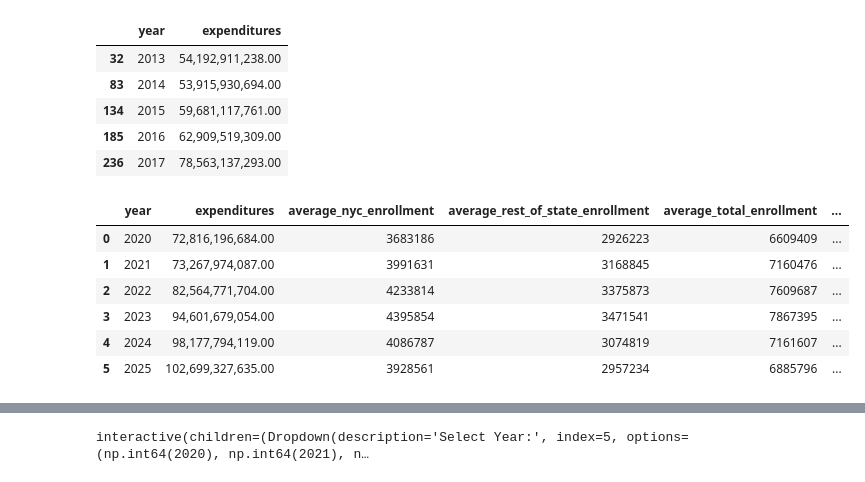
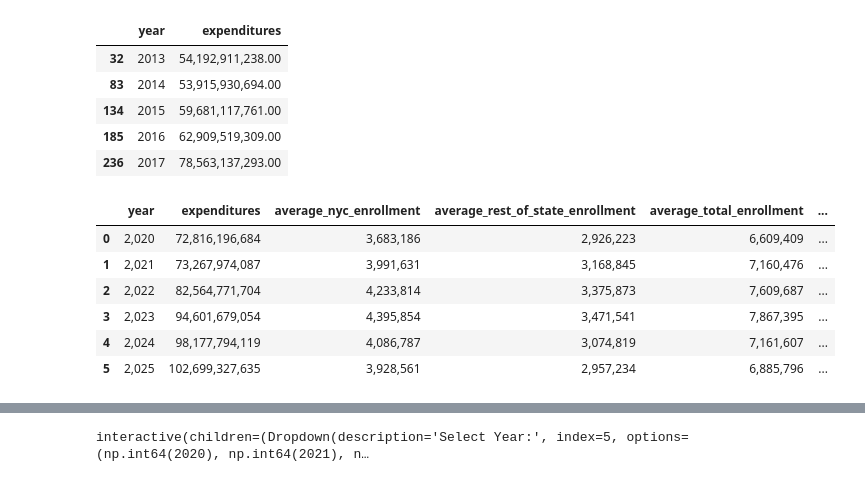
Before and after one commit to amyb79ab2-hash/Medicaid-Expenditure-Projection-Project, a Jupyter notebook: medicaid-expenditure-projection-project.ipynb, the cells around one changed output, grey strips where cells are left out. Drawn from its saved outputs; the diff is of its cells as text; code cells hidden in the pictures.

Commit message:
Kaggle Notebook | Medicaid Expenditure Projection Project | Version 3 - 05/26/26

```diff
--- a/medicaid-expenditure-projection-project.ipynb
+++ b/medicaid-expenditure-projection-project.ipynb
@@ -1023,7 +1023,19 @@ from pathlib import Path
 # Load enrollment dataset
 # ============================================================
 
+# Numeric columns with commas for display
 enrollment_df = pd.read_csv(enrollment_file)
+numeric_cols = [
+    "nyc_enrollment",
+    "rest_of_state_enrollment",
+    "total_enrollment"
+]
+
+for col in numeric_cols:
+    enrollment_df[col] = (
+        enrollment_df[col]
+        .apply(lambda x: f"{x:,.0f}")
+    )
 
 display(enrollment_df.head())
 display(enrollment_df.tail())
@@ -1299,26 +1388,49 @@ display(ny_expenditure_clean.head())
 # %%
 # ============================================================
 # Merge enrollment with expenditures
 # ============================================================
 
 ny_enrollment_expenditure = pd.merge(
     ny_expenditure_clean,
     annual_enrollment,
     on="year",
     how="inner"
 )
 
 ny_enrollment_expenditure["expenditure_per_person"] = (
     ny_enrollment_expenditure["expenditures"] /
     ny_enrollment_expenditure["average_total_enrollment"]
 )
 
-display(ny_enrollment_expenditure)
+# ============================================================
+# Create formatted display dataframe
+# ============================================================
+
+formatted_ny_enrollment_expenditure = (
+    ny_enrollment_expenditure.copy()
+)
+
+# Format ALL numeric columns with commas
+numeric_cols = formatted_ny_enrollment_expenditure.select_dtypes(
+    include=["int64", "float64"]
+).columns
+
+for col in numeric_cols:
+
+    formatted_ny_enrollment_expenditure[col] = (
+        formatted_ny_enrollment_expenditure[col]
+        .apply(lambda x: f"{x:,.0f}")
+    )
+
+# Display formatted dataframe
+display(formatted_ny_enrollment_expenditure)
+
+# formatted_ny_enrollment_expenditure
 # %% [output]
 |  | year | expenditures | average_nyc_enrollment | average_rest_of_state_enrollment | average_total_enrollment | ... |
-| 0 | 2020 | 72,816,196,684.00 | 3683186 | 2926223 | 6609409 | ... |
-| 1 | 2021 | 73,267,974,087.00 | 3991631 | 3168845 | 7160476 | ... |
-| 2 | 2022 | 82,564,771,704.00 | 4233814 | 3375873 | 7609687 | ... |
-| 3 | 2023 | 94,601,679,054.00 | 4395854 | 3471541 | 7867395 | ... |
-| 4 | 2024 | 98,177,794,119.00 | 4086787 | 3074819 | 7161607 | ... |
-| 5 | 2025 | 102,699,327,635.00 | 3928561 | 2957234 | 6885796 | ... |
+| 0 | 2,020 | 72,816,196,684 | 3,683,186 | 2,926,223 | 6,609,409 | ... |
+| 1 | 2,021 | 73,267,974,087 | 3,991,631 | 3,168,845 | 7,160,476 | ... |
+| 2 | 2,022 | 82,564,771,704 | 4,233,814 | 3,375,873 | 7,609,687 | ... |
+| 3 | 2,023 | 94,601,679,054 | 4,395,854 | 3,471,541 | 7,867,395 | ... |
+| 4 | 2,024 | 98,177,794,119 | 4,086,787 | 3,074,819 | 7,161,607 | ... |
+| 5 | 2,025 | 102,699,327,635 | 3,928,561 | 2,957,234 | 6,885,796 | ... |
```
Also changed, not shown: parts of 9 cells of this notebook.
